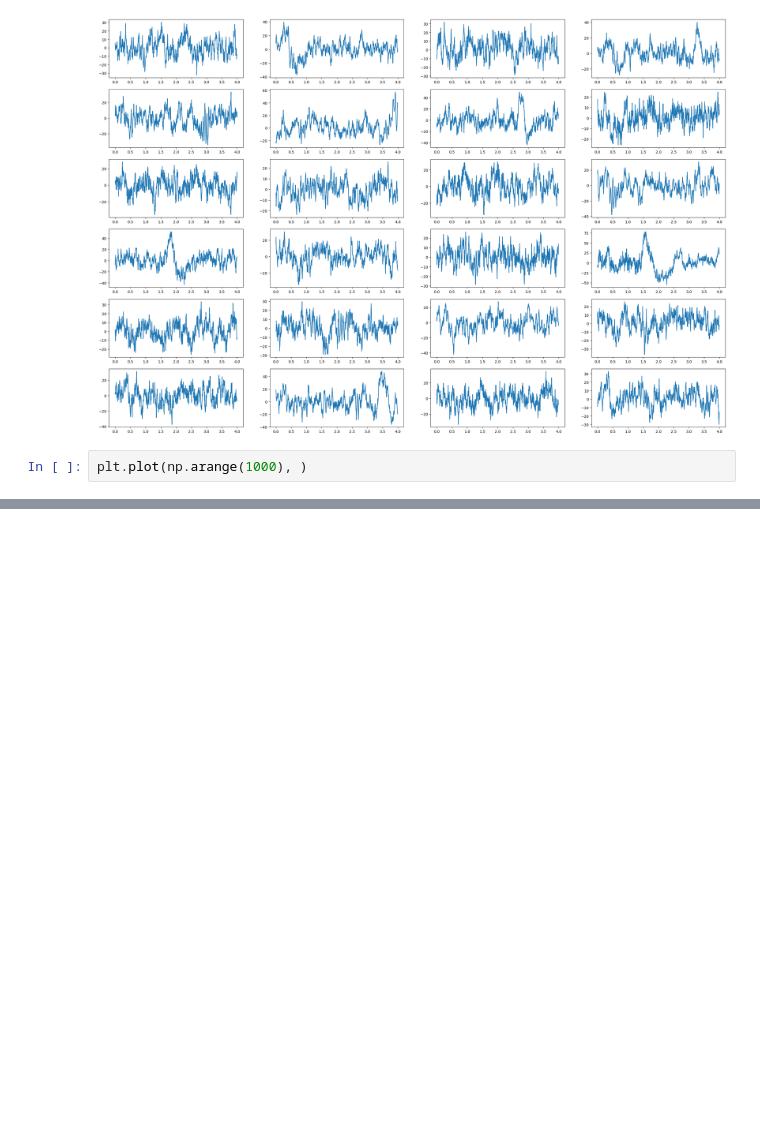
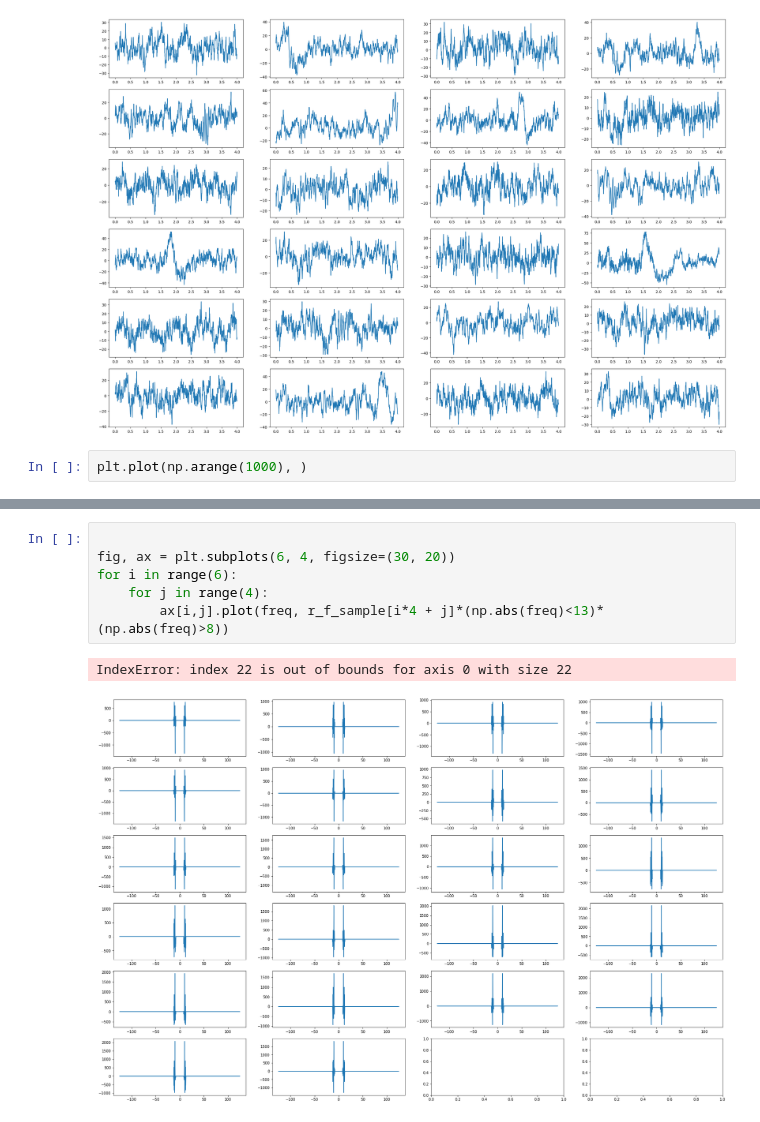
Before and after one commit to ArushRam/147-EEG-Project, a Jupyter notebook: eda.ipynb, the cells around one changed output, grey strips where cells are left out. Cells and saved outputs as stored; diff of their text form; blank space fills up the shorter version.

```diff
--- a/eda.ipynb
+++ b/eda.ipynb
@@ -19,0 +94,9 @@ plt.plot(np.arange(1000), )
+# %%
+
+fig, ax = plt.subplots(6, 4, figsize=(30, 20))
+for i in range(6):
+    for j in range(4):
+        ax[i,j].plot(freq, r_f_sample[i*4 + j]*(np.abs(freq)<13)*(np.abs(freq)>8))
+# %% [output]
+IndexError: index 22 is out of bounds for axis 0 with size 22
+[figure, added]
```
Also changed, not shown: parts of 20 cells of this notebook, 4 other files.
